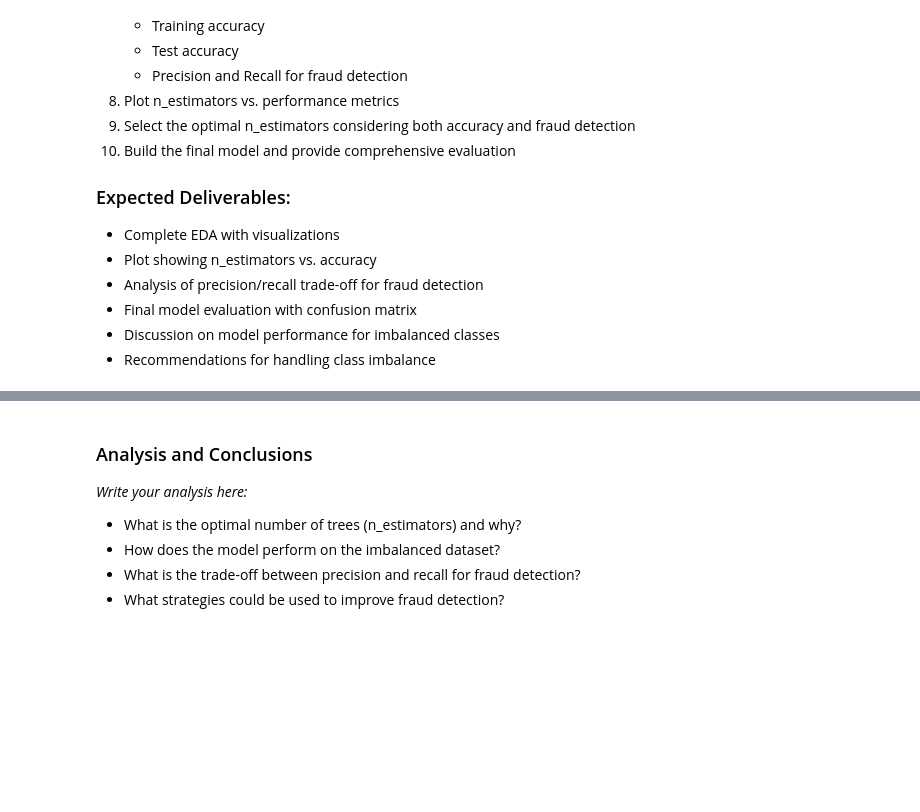
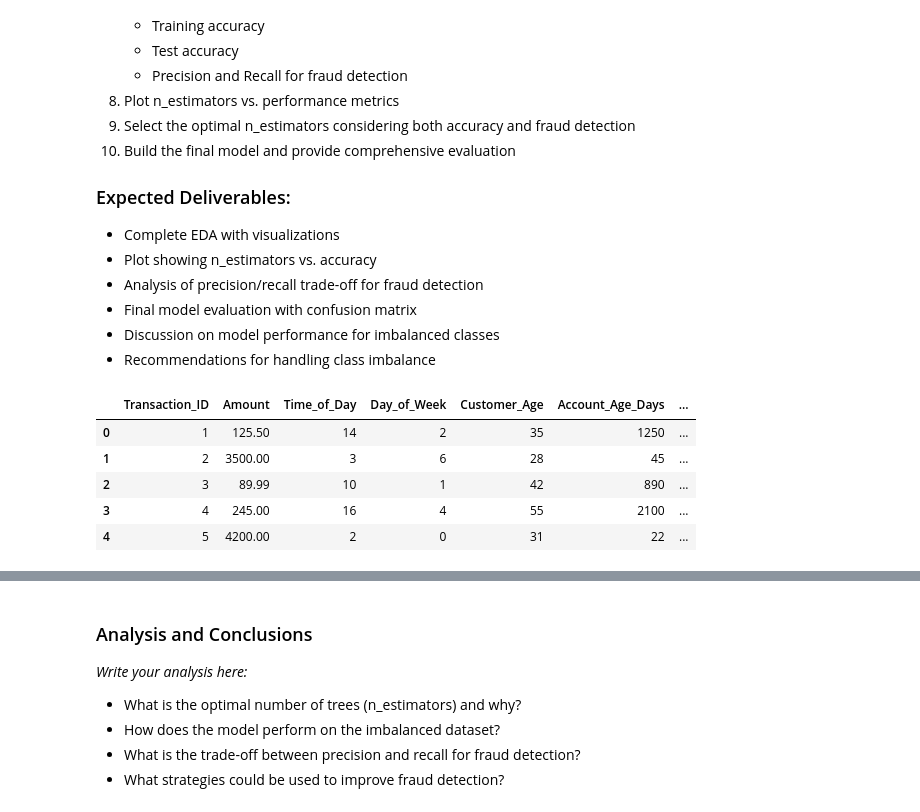
Before and after one commit to Blessing-Ekeh/dataraflow-week18-Classification--II-Decision-Trees-Random-Forests, a Jupyter notebook: Take Home.ipynb, the cells around one changed output, grey strips where cells are left out. Cells and saved outputs as stored; diff of their text form; code cells hidden in the pictures; blank space fills up the shorter version.

```diff
--- a/Take Home.ipynb
+++ b/Take Home.ipynb
@@ -619,2 +626,11 @@ Based on these findings, I would propose the following strategies to the subscri
 # %%
 # Load and explore the dataset
+assignment2_data = pd.read_csv('Assignment-Dataset/assignment2_random_forest_optimization.csv')
+assignment2_data.head()
+# %% [output]
+|  | Transaction_ID | Amount | Time_of_Day | Day_of_Week | Customer_Age | Account_Age_Days | ... |
+| 0 | 1 | 125.50 | 14 | 2 | 35 | 1250 | ... |
+| 1 | 2 | 3500.00 | 3 | 6 | 28 | 45 | ... |
+| 2 | 3 | 89.99 | 10 | 1 | 42 | 890 | ... |
+| 3 | 4 | 245.00 | 16 | 4 | 55 | 2100 | ... |
+| 4 | 5 | 4200.00 | 2 | 0 | 31 | 22 | ... |
```
Also changed, not shown: parts of 14 cells of this notebook.
